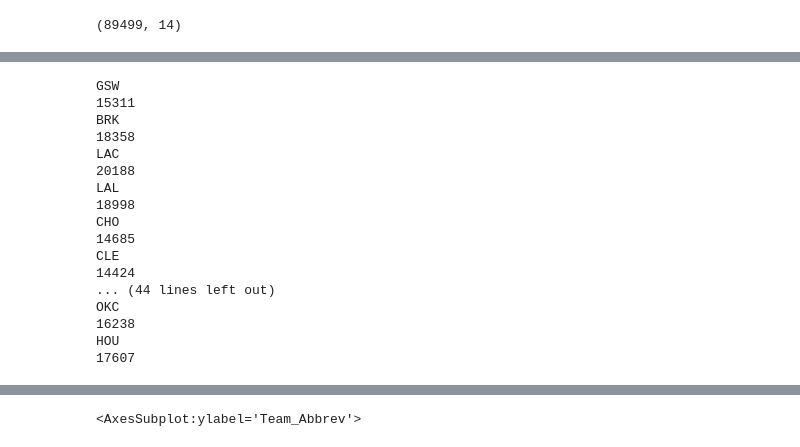
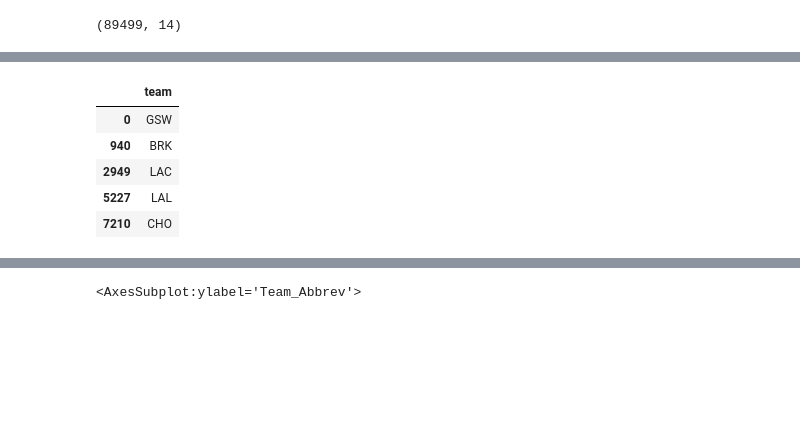
Before and after one commit to Edvard132/TimoVillemEdvard, a Jupyter notebook: dataAnalysis.ipynb, the cells around one changed output, grey strips where cells are left out. Drawn from its saved outputs; the diff is of its cells as text; code cells hidden in the pictures; blank space fills up the shorter version.

```diff
--- a/dataAnalysis.ipynb
+++ b/dataAnalysis.ipynb
@@ -76,27 +88,12 @@ games_data.shape
 # %%
 teams_data = pd.DataFrame([data.Team_Abbrev]).T.drop_duplicates('Team_Abbrev')
+teams_data.rename(columns = {'Team_Abbrev':'team'}, inplace = True)
+
+teams_data.head()
+# %% [output]
+|  | team |
+| 0 | GSW |
+| 940 | BRK |
+| 2949 | LAC |
+| 5227 | LAL |
+| 7210 | CHO |
-# %%
-for t in teams_data['Team_Abbrev']:
-    print(t)
-    score1 = games_data[games_data.Team_Abbrev == t]['Team_Score'].sum()
-    score2 = games_data[games_data.Opponent_Abbrev == t]['Opponent_Score'].sum()
-
-    print(score1 + score2)
-# %% [output]
-GSW
-15311
-BRK
-18358
-LAC
-20188
-LAL
-18998
-CHO
-14685
-CLE
-14424
-... (44 lines left out)
-OKC
-16238
-HOU
-17607
```
Also changed, not shown: parts of 9 cells of this notebook.
